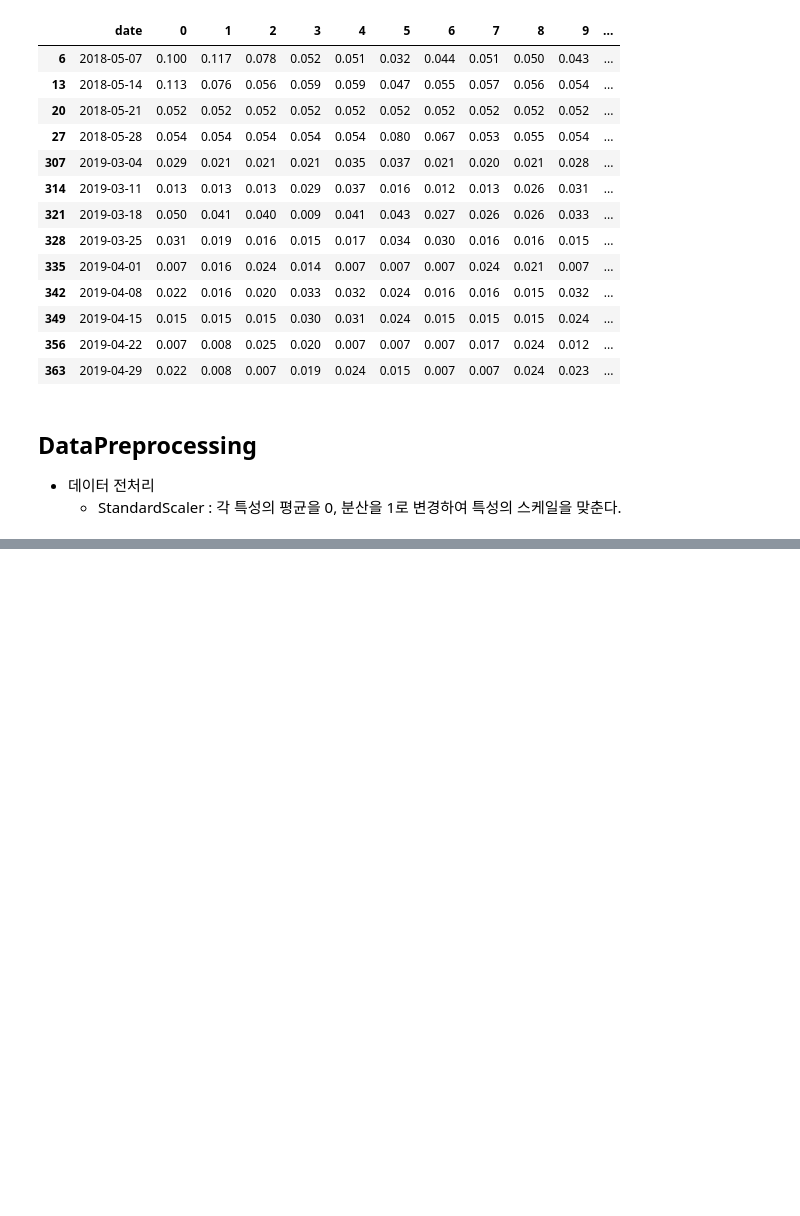
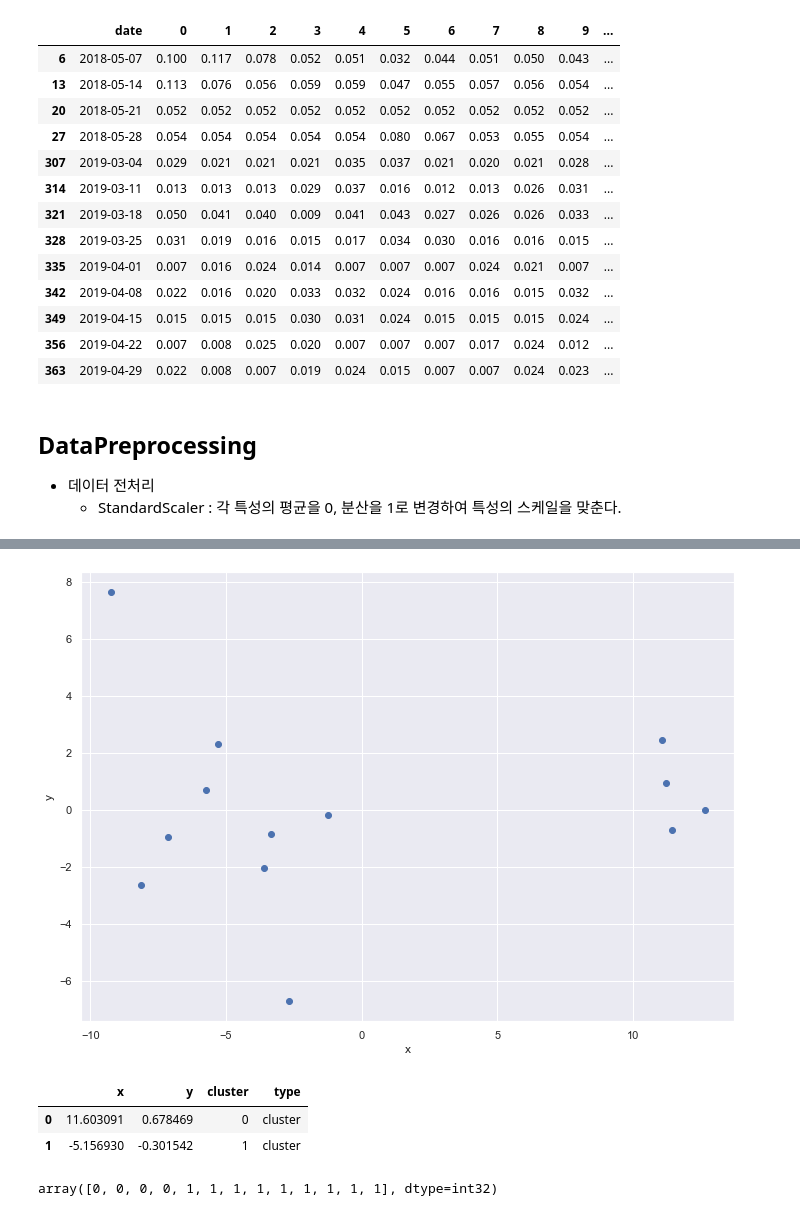
Before and after one commit to formegusto/pattern-recognition, a Jupyter notebook: 03.houself_clustering.ipynb, the cells around one changed output, grey strips where cells are left out. Cells and saved outputs as stored; diff of their text form; code cells hidden in the pictures; blank space fills up the shorter version.

```diff
--- a/03.houself_clustering.ipynb
+++ b/03.houself_clustering.ipynb
@@ -169,0 +186,8 @@ dpp
+# %%
+pca = PCA(n_components=2)
+
+pca.fit(dpp)
+dr = pd.DataFrame(pca.transform(dpp), columns = ['x','y'])
+
+dr.index = datas['date']
+dr
@@ -169,0 +210,26 @@ dpp
+# %%
+plt.scatter(dr['x'], dr['y'], marker = 'o')
+plt.xlabel('x')
+plt.ylabel('y')
+plt.show()
+# %% [output]
+[figure, added]
+# %%
+K = 2
+
+points = dr.values
+kmeans = KMeans(n_clusters=K).fit(points)
+centers = pd.DataFrame(kmeans.cluster_centers_, columns = ['x', 'y'])
+
+clusterNum = [i for i in range(K)]
+centers['cluster'] = [i for i in range(len(centers))]
+centers['type'] = [f'cluster' for dt in clusterNum]
+centers
+# %% [output]
+|  | x | y | cluster | type |
+| 0 | 11.603091 | 0.678469 | 0 | cluster |
+| 1 | -5.156930 | -0.301542 | 1 | cluster |
+# %%
+kmeans.labels_
+# %% [output]
+array([0, 0, 0, 0, 1, 1, 1, 1, 1, 1, 1, 1, 1], dtype=int32)
```
Also changed, not shown: parts of 8 cells of this notebook.
